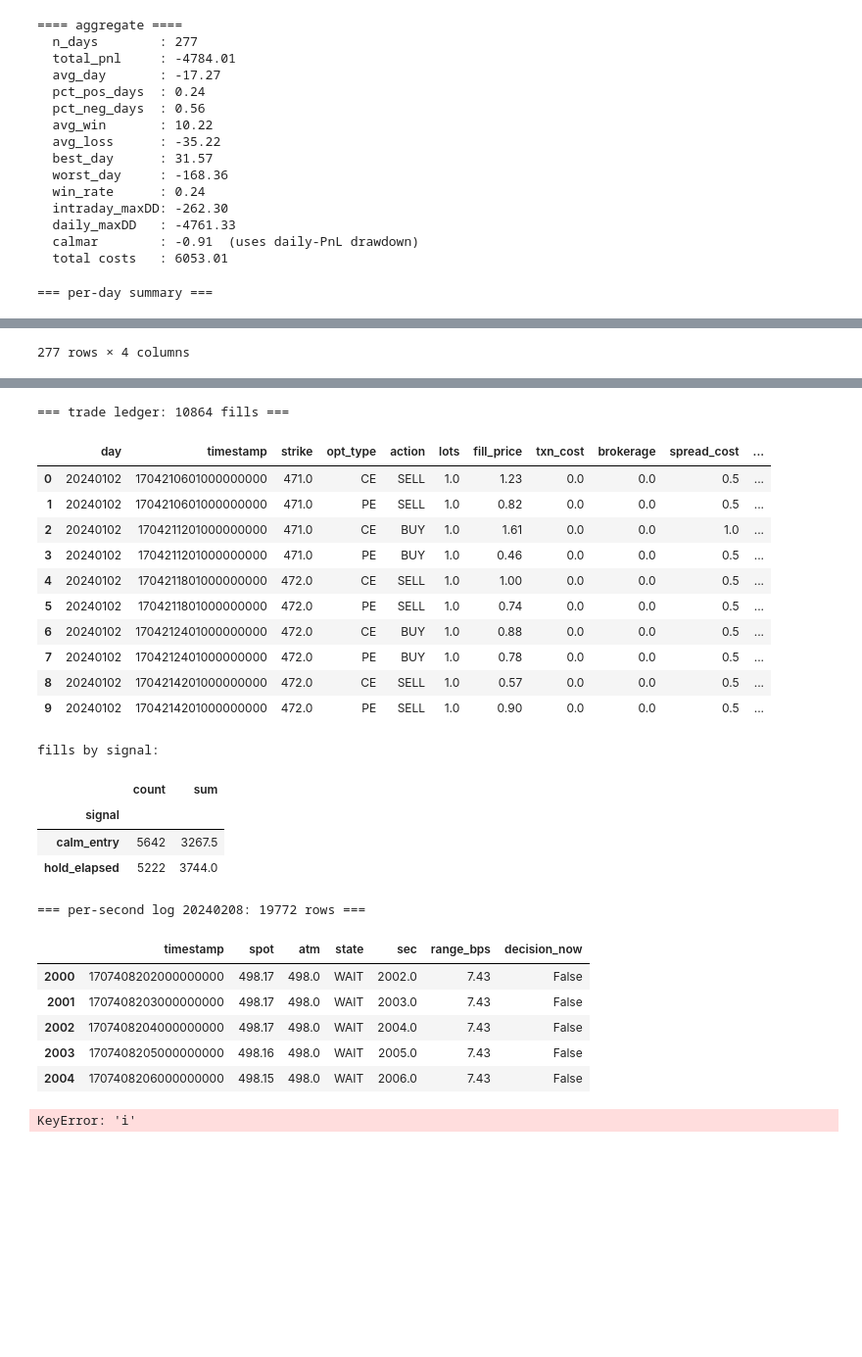
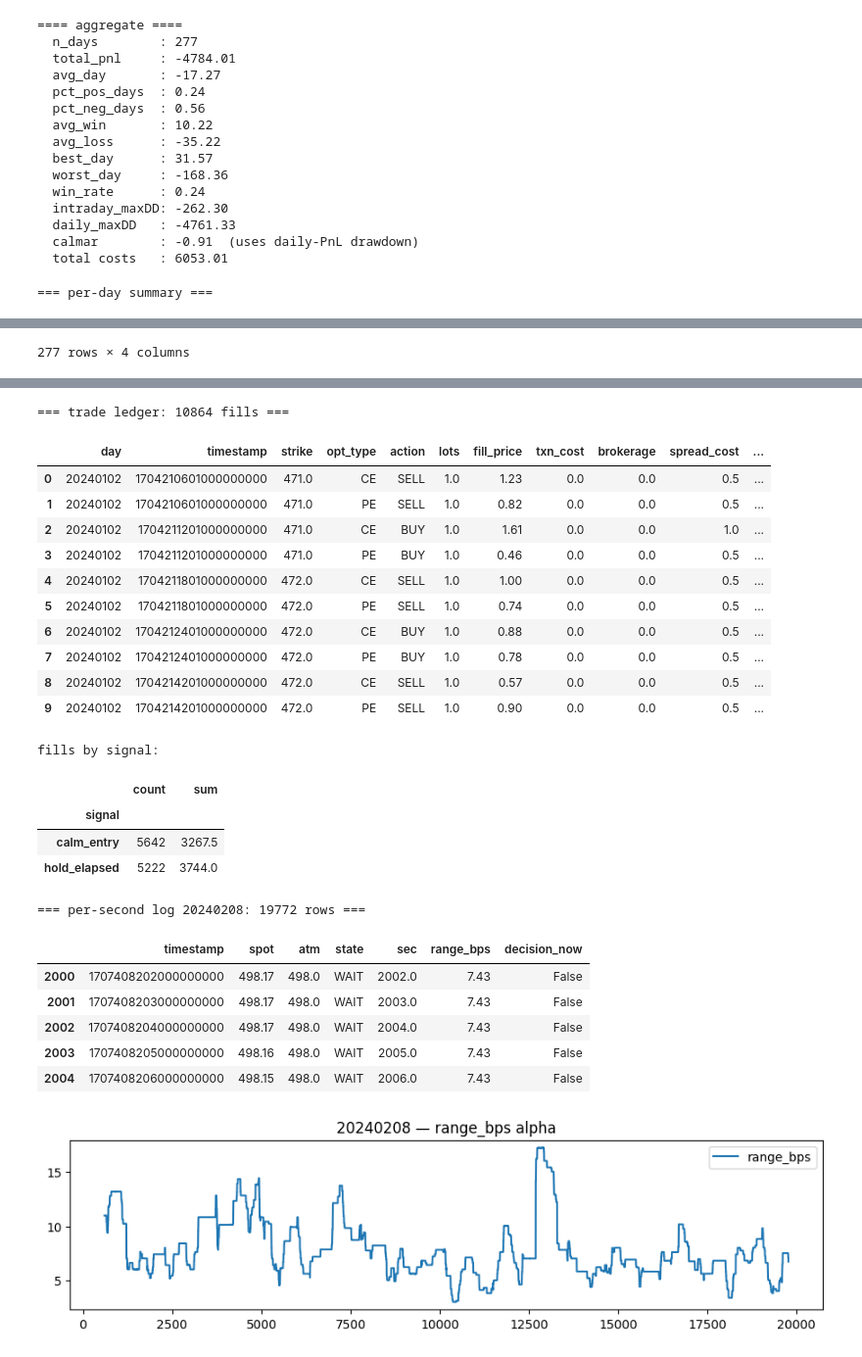
Before and after one commit to KeyaanEBL/BirdsEye, a Jupyter notebook: sandbox.ipynb, the cells around one changed output, grey strips where cells are left out. Shown at 98% size. Drawn from its saved outputs; the diff is of its cells as text; code cells hidden in the pictures; blank space fills up the shorter version.

```diff
--- a/sandbox.ipynb
+++ b/sandbox.ipynb
@@ -199,7 +199,7 @@ print("fills by signal:"); display(led.groupby("signal")["exe_cost"].agg(["count
 sl = res.perseclog(DAY)
 print(f"=== per-second log {DAY}: {len(sl)} rows ===")
 display(sl.iloc[2000:2005])                            # spot, atm, state, every alpha
-sl.plot(x="i", y="range_bps", figsize=(11, 2.5), title=f"{DAY} — range_bps alpha")
+sl.plot(y="range_bps", figsize=(11, 2.5), title=f"{DAY} — range_bps alpha")
 plt.show()
 # %% [output]
 === per-day summary ===
@@ -235,31 +235,31 @@ plt.show()
   daily_maxDD     : -4753.0
   intraday_maxDD  : -220.0
   total_costs     : 7011.5
   n_fills         : 10864
 [figure]
 [figure]
 === trade ledger: 10864 fills ===
 |  | day | timestamp | strike | opt_type | action | lots | fill_price | txn_cost | brokerage | spread_cost | ... |
 | 0 | 20240102 | 1704210601000000000 | 471.0 | CE | SELL | 1.0 | 1.23 | 0.0 | 0.0 | 0.5 | ... |
 | 1 | 20240102 | 1704210601000000000 | 471.0 | PE | SELL | 1.0 | 0.82 | 0.0 | 0.0 | 0.5 | ... |
 | 2 | 20240102 | 1704211201000000000 | 471.0 | CE | BUY | 1.0 | 1.61 | 0.0 | 0.0 | 1.0 | ... |
 | 3 | 20240102 | 1704211201000000000 | 471.0 | PE | BUY | 1.0 | 0.46 | 0.0 | 0.0 | 0.5 | ... |
 | 4 | 20240102 | 1704211801000000000 | 472.0 | CE | SELL | 1.0 | 1.00 | 0.0 | 0.0 | 0.5 | ... |
 | 5 | 20240102 | 1704211801000000000 | 472.0 | PE | SELL | 1.0 | 0.74 | 0.0 | 0.0 | 0.5 | ... |
 | 6 | 20240102 | 1704212401000000000 | 472.0 | CE | BUY | 1.0 | 0.88 | 0.0 | 0.0 | 0.5 | ... |
 | 7 | 20240102 | 1704212401000000000 | 472.0 | PE | BUY | 1.0 | 0.78 | 0.0 | 0.0 | 0.5 | ... |
 | 8 | 20240102 | 1704214201000000000 | 472.0 | CE | SELL | 1.0 | 0.57 | 0.0 | 0.0 | 0.5 | ... |
 | 9 | 20240102 | 1704214201000000000 | 472.0 | PE | SELL | 1.0 | 0.90 | 0.0 | 0.0 | 0.5 | ... |
 fills by signal:
 |  | count | sum |
 | signal |  |  |
 | calm_entry | 5642 | 3267.5 |
 | hold_elapsed | 5222 | 3744.0 |
 === per-second log 20240208: 19772 rows ===
 |  | timestamp | spot | atm | state | sec | range_bps | decision_now |
 | 2000 | 1707408202000000000 | 498.17 | 498.0 | WAIT | 2002.0 | 7.43 | False |
 | 2001 | 1707408203000000000 | 498.17 | 498.0 | WAIT | 2003.0 | 7.43 | False |
 | 2002 | 1707408204000000000 | 498.17 | 498.0 | WAIT | 2004.0 | 7.43 | False |
 | 2003 | 1707408205000000000 | 498.16 | 498.0 | WAIT | 2005.0 | 7.43 | False |
 | 2004 | 1707408206000000000 | 498.15 | 498.0 | WAIT | 2006.0 | 7.43 | False |
-KeyError: 'i'
+[figure, added]
```
